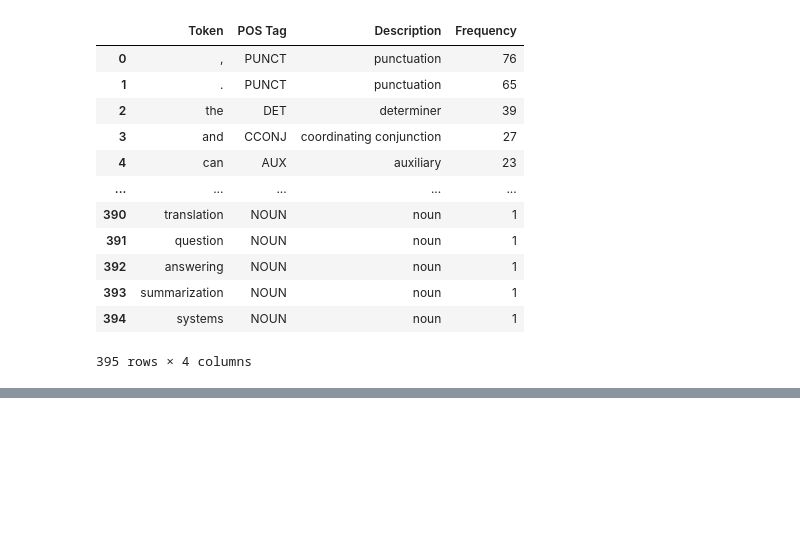
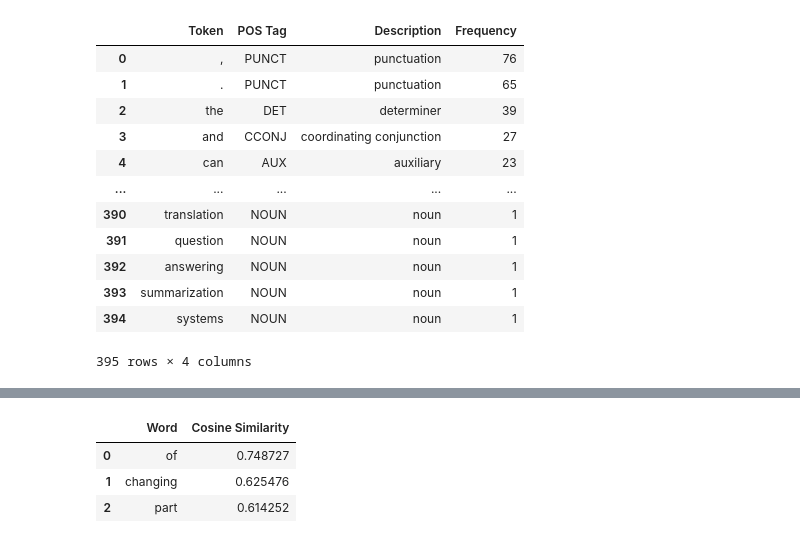
Before and after one commit to AnirvanRanjan/CNLP-Lab, a Jupyter notebook: CNLP Exp-5/Exp-5.ipynb, the cells around one changed output, grey strips where cells are left out. Saved outputs shown, nothing was run; the diff lists cells and outputs as text; code cells hidden in the pictures; blank space fills up the shorter version.

```diff
--- a/CNLP Exp-5/Exp-5.ipynb
+++ b/CNLP Exp-5/Exp-5.ipynb
@@ -332,0 +395,14 @@ df_pos_freq
+# %%
+cbow_model = Word2Vec(
+    sentences=tokenized_corpus,
+    vector_size=50,   # length of each word vector
+    window=3,         # context words taken on each side of the target
+    min_count=1,      # keep every word (the corpus is tiny)
+    sg=0,             # 0 = CBOW: predict the target word from its context
+    sample=0,         # no down-sampling of frequent words: every word is 'frequent' in a 10-line corpus
+    epochs=200,
+    seed=42,
+    workers=1,
+)
+
+len(cbow_model.wv.index_to_key)
@@ -332,0 +411,6 @@ df_pos_freq
+# %%
+selected_word = "learning"
+
+cbow_vector = cbow_model.wv[selected_word]
+print("Vector shape:", cbow_vector.shape)
+cbow_vector
@@ -332,0 +430,10 @@ df_pos_freq
+# %%
+cbow_similar = cbow_model.wv.most_similar(selected_word, topn=3)
+
+df_cbow_similar = pd.DataFrame(cbow_similar, columns=["Word", "Cosine Similarity"])
+df_cbow_similar
+# %% [output]
+|  | Word | Cosine Similarity |
+| 0 | of | 0.748727 |
+| 1 | changing | 0.625476 |
+| 2 | part | 0.614252 |
```
Also changed, not shown: parts of 29 cells of this notebook, 2 other files.
